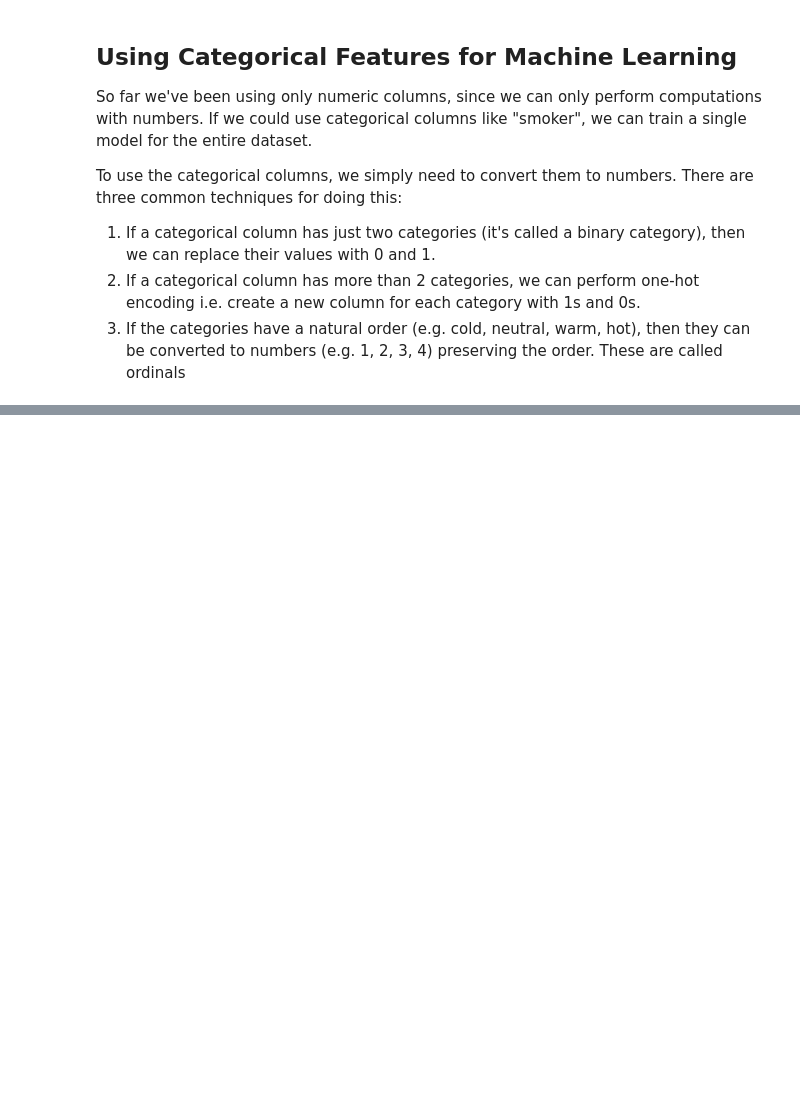
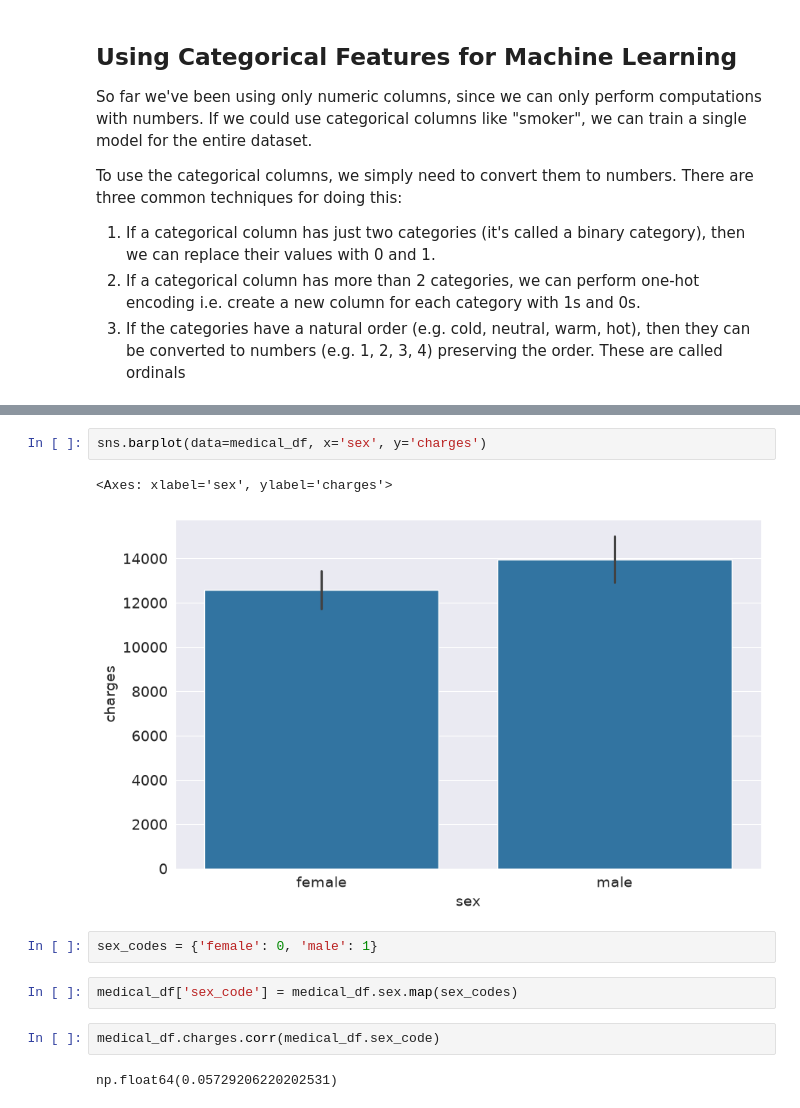
Before and after one commit to ohigginsrodriguez-cloud/Machine-Learning_Course, a Jupyter notebook: Linear-Regression/Medical-Expenses/Model_Multiple_Features.ipynb, the cells around one changed output, grey strips where cells are left out. Drawn from its saved outputs; the diff is of its cells as text; blank space fills up the shorter version.

```diff
--- a/Linear-Regression/Medical-Expenses/Model_Multiple_Features.ipynb
+++ b/Linear-Regression/Medical-Expenses/Model_Multiple_Features.ipynb
@@ -199,0 +258,13 @@ To use the categorical columns, we simply need to convert them to numbers. There
+# %%
+sns.barplot(data=medical_df, x='sex', y='charges')
+# %% [output]
+<Axes: xlabel='sex', ylabel='charges'>
+[figure, added]
+# %%
+sex_codes = {'female': 0, 'male': 1}
+# %%
+medical_df['sex_code'] = medical_df.sex.map(sex_codes)
+# %%
+medical_df.charges.corr(medical_df.sex_code)
+# %% [output]
+np.float64(0.05729206220202531)
```
Also changed, not shown: parts of 10 cells of this notebook.
